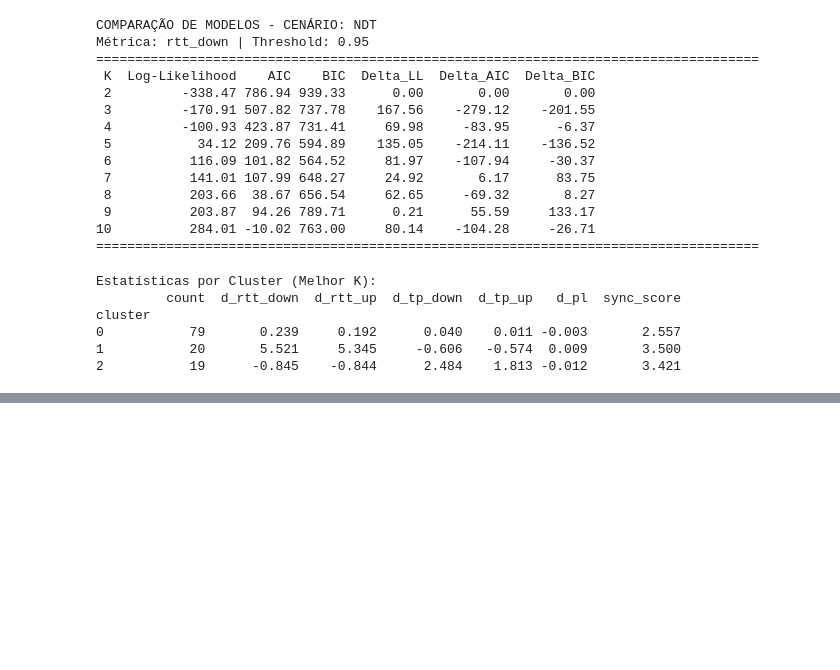
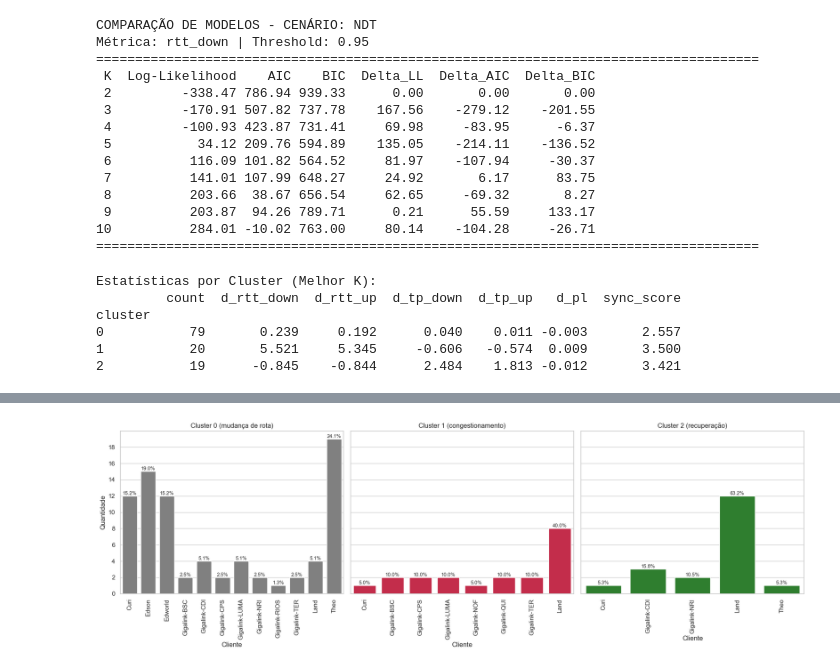
Before and after one commit to lhscaldas/Mestrado, a Jupyter notebook: cluster_analysis.ipynb, the cells around one changed output, grey strips where cells are left out. Drawn from its saved outputs; the diff is of its cells as text; code cells hidden in the pictures; blank space fills up the shorter version.

```diff
--- a/cluster_analysis.ipynb
+++ b/cluster_analysis.ipynb
@@ -157,0 +194,39 @@ for col in feature_cols:
+# %%
+import matplotlib.pyplot as plt
+import seaborn as sns
+from matplotlib.ticker import MaxNLocator
+
+df_cluster = df_cluster.sort_values(by=['cluster', 'client'])
+clusters = sorted(df_cluster['cluster'].unique())
+
+fig, axes = plt.subplots(1, 3, figsize=(18, 6), sharey=True)
+
+for ax, cluster in zip(axes, clusters):
+    cluster_data = df_cluster[df_cluster['cluster'] == cluster]
+    total = len(cluster_data)
+
+    sns.countplot(
+        data=cluster_data,
+        x='client',
+        color=cluster_colors.get(cluster, 'blue'),
+        ax=ax
+    )
+
+    for p in ax.patches:
+        height = p.get_height()
+        if height > 0:
+            percentage = f'{100 * height / total:.1f}%'
+            ax.annotate(percentage, (p.get_x() + p.get_width() / 2., height),
+                        ha='center', va='bottom', fontsize=9)
+
+    cluster_desc = cluster_map.get(cluster, 'Desconhecido')
+    ax.set_title(f'Cluster {cluster} ({cluster_desc})')
+    ax.set_ylabel('Quantidade' if ax == axes[0] else '')
+    ax.set_xlabel('Cliente')
+    ax.tick_params(axis='x', rotation=90)
+    ax.yaxis.set_major_locator(MaxNLocator(integer=True))
+
+plt.tight_layout()
+plt.show()
+# %% [output]
+[figure, added]
```
Also changed, not shown: parts of 7 cells of this notebook.
